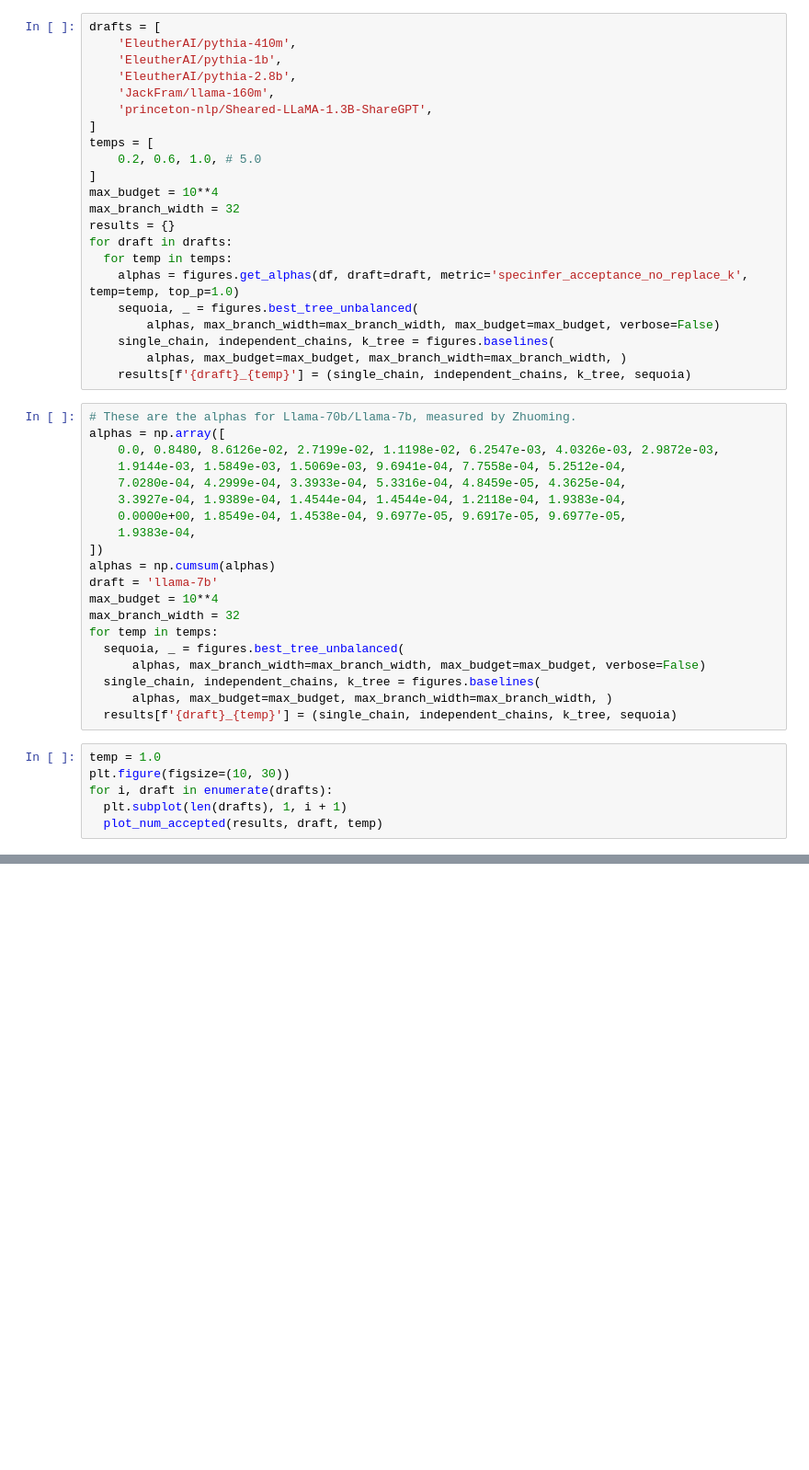
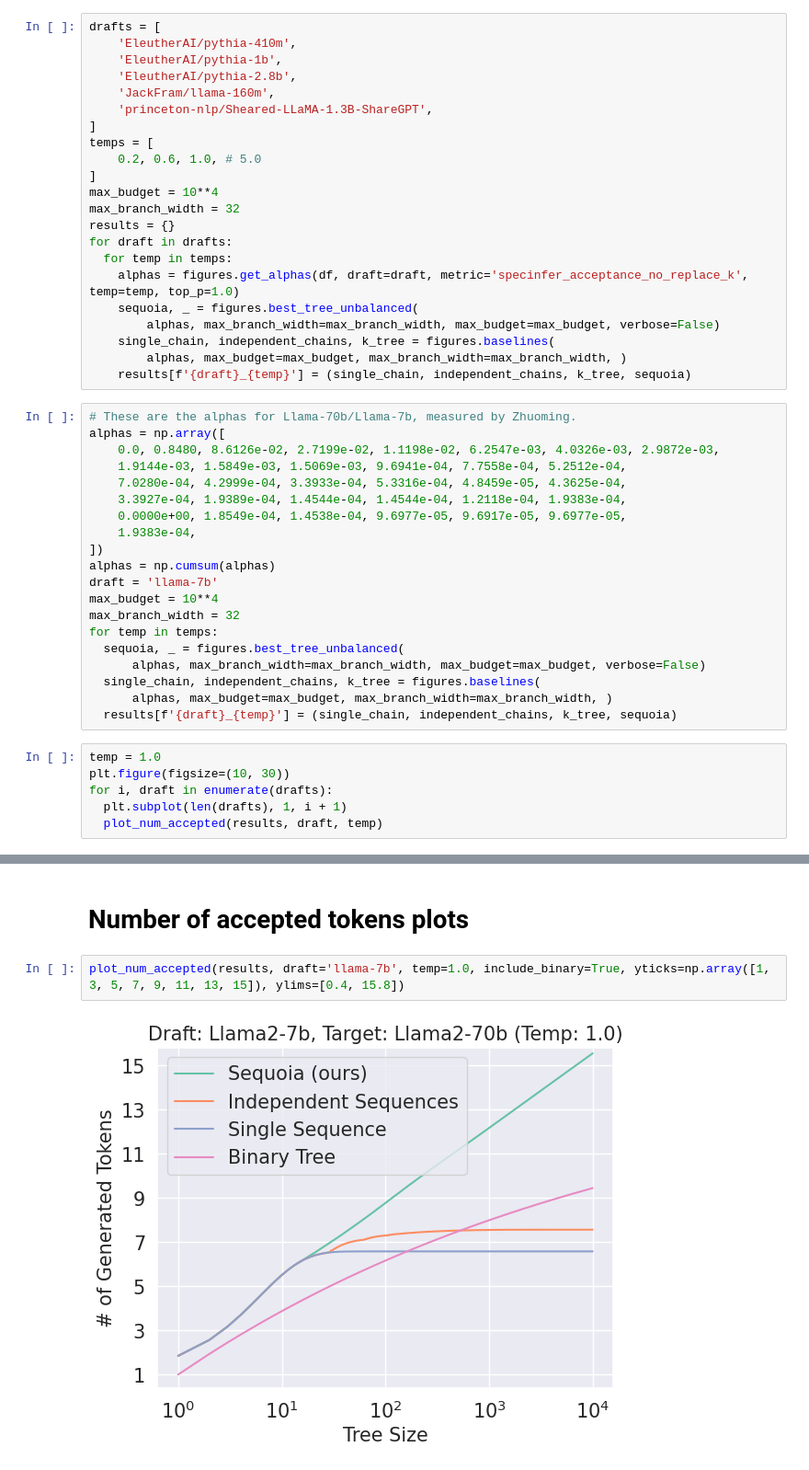
Before and after one commit to AnthonyHuo/An-Empirical-Study-on-Tree-based-Speculative-Decoding, a Jupyter notebook: figures/figures.ipynb, the cells around one changed output, grey strips where cells are left out. Shown at 92% size. Saved outputs shown, nothing was run; the diff lists cells and outputs as text; blank space fills up the shorter version.

```diff
--- a/figures/figures.ipynb
+++ b/figures/figures.ipynb
@@ -124,4 +139,10 @@ def plot_num_accepted(results, draft, temp, include_binary=False, save_fig=True,
 
   if save_fig:
     plt.savefig(f'/var/cr06_data/avner/results/spec_decoding/figures/scalability_{pretty_draft}_{target}_{temp}.pdf', bbox_inches='tight')
+# %% [markdown]
+# Number of accepted tokens plots
+# %%
+plot_num_accepted(results, draft='llama-7b', temp=1.0, include_binary=True, yticks=np.array([1, 3, 5, 7, 9, 11, 13, 15]), ylims=[0.4, 15.8])
+# %% [output]
+[figure, added]
 # %%
```
Also changed, not shown: parts of 14 cells of this notebook.
